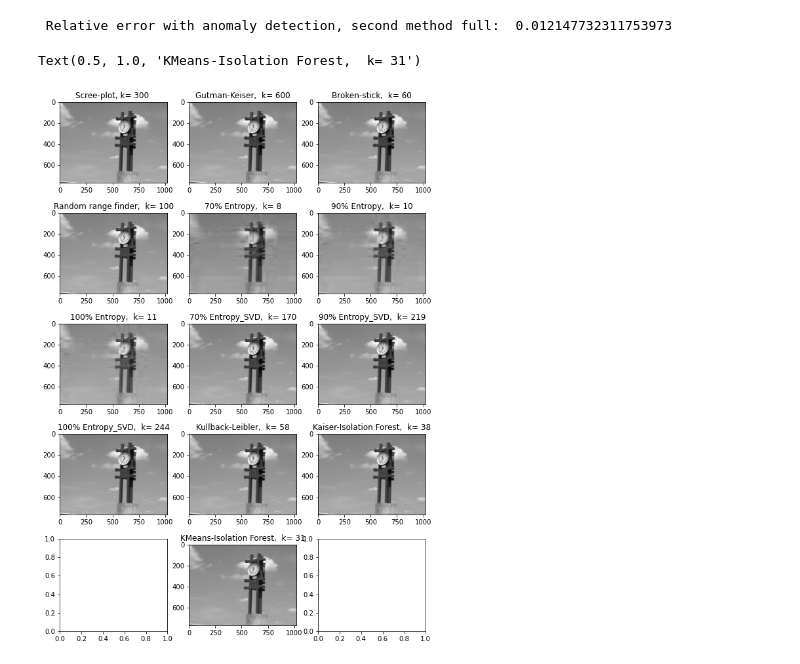
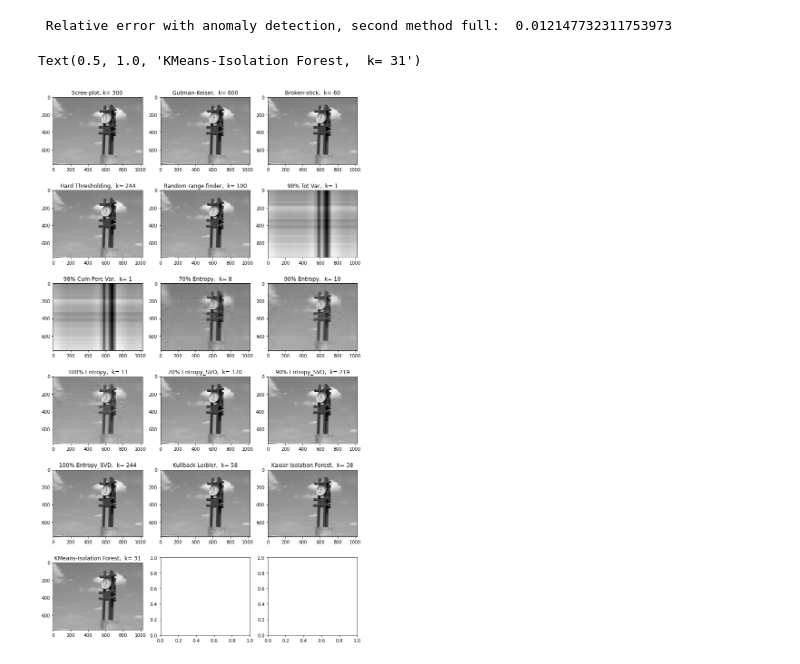
Before and after one commit to AntonellaFalini/AntonellaFalini, a Jupyter notebook: Codes.ipynb, the cells around one changed output. Cells and saved outputs as stored; diff of their text form; code cells hidden in the pictures.

```diff
--- a/Codes.ipynb
+++ b/Codes.ipynb
@@ -116,0 +165,5 @@ print('\n Relative error with broken-stick: ', np.linalg.norm(imgg-Rec_bstick)/s
+# %%
+Sigma_tau= sigm[0:244]*np.eye(244,244)
+Rec_tau = np.dot(Uimg[:,0:244], np.dot(Sigma_tau,Vimg[0:244,:]))
+
+print('\n Relative error with Tresholding method: ', np.linalg.norm(imgg-Rec_tau)/sigm[0])
@@ -283,0 +376,6 @@ Not significant criterion for this type of situation. Too big magnitude of the f
+# %%
+#Reconstructed image
+Sigma_var = sigm[0]*np.eye(1,1)
+U_var = Uimg[:,0].reshape(768,1)
+Recon_var = np.dot(U_var, np.dot(Sigma_var,Vimg[0,:].reshape(1,1024)))
+print('\n Relative error Total Variance ', np.linalg.norm(imgg-Recon_var)/sigm[0])
@@ -401,40 +517,53 @@ print('\n Relative error with anomaly detection, second method full: ', np.linal
 # %% [output]
  Relative error with anomaly detection, second method full:  0.012147732311753973
 # %%
-fig, axarr=plt.subplots(nrows=5, ncols=3, figsize=(10, 15))
+fig, axarr=plt.subplots(nrows=6, ncols=3, figsize=(12, 22))
 
 axarr[0,0].imshow(Rec_scree, cmap='gray')
 axarr[0,0].set_title("Scree-plot, k= 300 ")
 axarr[0,1].imshow(Rec_GK, cmap='gray')
 axarr[0,1].set_title("Gutman-Keiser,  k= 600")
 axarr[0,2].imshow(Rec_bstick, cmap='gray')
 axarr[0,2].set_title("Broken-stick,  k= 60")
-axarr[1,0].imshow(Recon, cmap='gray')
-axarr[1,0].set_title("Random range finder,  k= 100")
-axarr[1,1].imshow(Rec_Ep70, cmap='gray')
-axarr[1,1].set_title("70% Entropy,  k= 8")
-axarr[1,2].imshow(Rec_Ep90, cmap='gray')
-axarr[1,2].set_title("90% Entropy,  k= 10")
 
-axarr[2,0].imshow(Rec_Ep100, cmap='gray')
-axarr[2,0].set_title("100% Entropy,  k= 11")
 
-axarr[2,1].imshow(Rec_SVD_Ep70, cmap='gray')
-axarr[2,1].set_title("70% Entropy_SVD,  k= 170")
-axarr[2,2].imshow(Rec_SVD_Ep90, cmap='gray')
-axarr[2,2].set_title("90% Entropy_SVD,  k= 219")
-axarr[3,0].imshow(Rec_SVD_Ep100, cmap='gray')
-axarr[3,0].set_title("100% Entropy_SVD,  k= 244")
+axarr[1,0].imshow(Rec_tau, cmap = 'gray')
+axarr[1,0].set_title("Hard Thresholding,  k= 244")
 
-axarr[3,1].imshow(Rec_KL, cmap='gray')
-axarr[3,1].set_title("Kullback-Leibler,  k= 58")
-axarr[3,2].imshow(Rec_an1, cmap='gray')
-axarr[3,2].set_title("Kaiser-Isolation Forest,  k= 38")
 
-axarr[4,1].imshow(Rec_an2, cmap='gray')
-axarr[4,1].set_title("KMeans-Isolation Forest,  k= 31")
+axarr[1,1].imshow(Recon, cmap='gray')
+axarr[1,1].set_title("Random range finder,  k= 100")
+
+axarr[1,2].imshow(Recon_var, cmap='gray')
+axarr[1,2].set_title("98% Tot Var,  k= 1")
+
+axarr[2,0].imshow(Recon_var, cmap='gray')
+axarr[2,0].set_title("98% Cum Perc Var,  k= 1")
+
+axarr[2,1].imshow(Rec_Ep70, cmap='gray')
+axarr[2,1].set_title("70% Entropy,  k= 8")
+axarr[2,2].imshow(Rec_Ep90, cmap='gray')
+axarr[2,2].set_title("90% Entropy,  k= 10")
+
+axarr[3,0].imshow(Rec_Ep100, cmap='gray')
+axarr[3,0].set_title("100% Entropy,  k= 11")
+
+axarr[3,1].imshow(Rec_SVD_Ep70, cmap='gray')
+axarr[3,1].set_title("70% Entropy_SVD,  k= 170")
+axarr[3,2].imshow(Rec_SVD_Ep90, cmap='gray')
+axarr[3,2].set_title("90% Entropy_SVD,  k= 219")
+axarr[4,0].imshow(Rec_SVD_Ep100, cmap='gray')
+axarr[4,0].set_title("100% Entropy_SVD,  k= 244")
+
+axarr[4,1].imshow(Rec_KL, cmap='gray')
+axarr[4,1].set_title("Kullback-Leibler,  k= 58")
+axarr[4,2].imshow(Rec_an1, cmap='gray')
+axarr[4,2].set_title("Kaiser-Isolation Forest,  k= 38")
+
+axarr[5,0].imshow(Rec_an2, cmap='gray')
+axarr[5,0].set_title("KMeans-Isolation Forest,  k= 31")
 #axarr[1,4].imshow(Rec_an2_full, cmap='gray')
 #axarr[1,4].set_title("Anomaly detection 2, full")
 # %% [output]
 Text(0.5, 1.0, 'KMeans-Isolation Forest,  k= 31')
-[figure, old version]
+[figure, new version]
```
Also changed, not shown: parts of 27 cells of this notebook, 1 other file.
